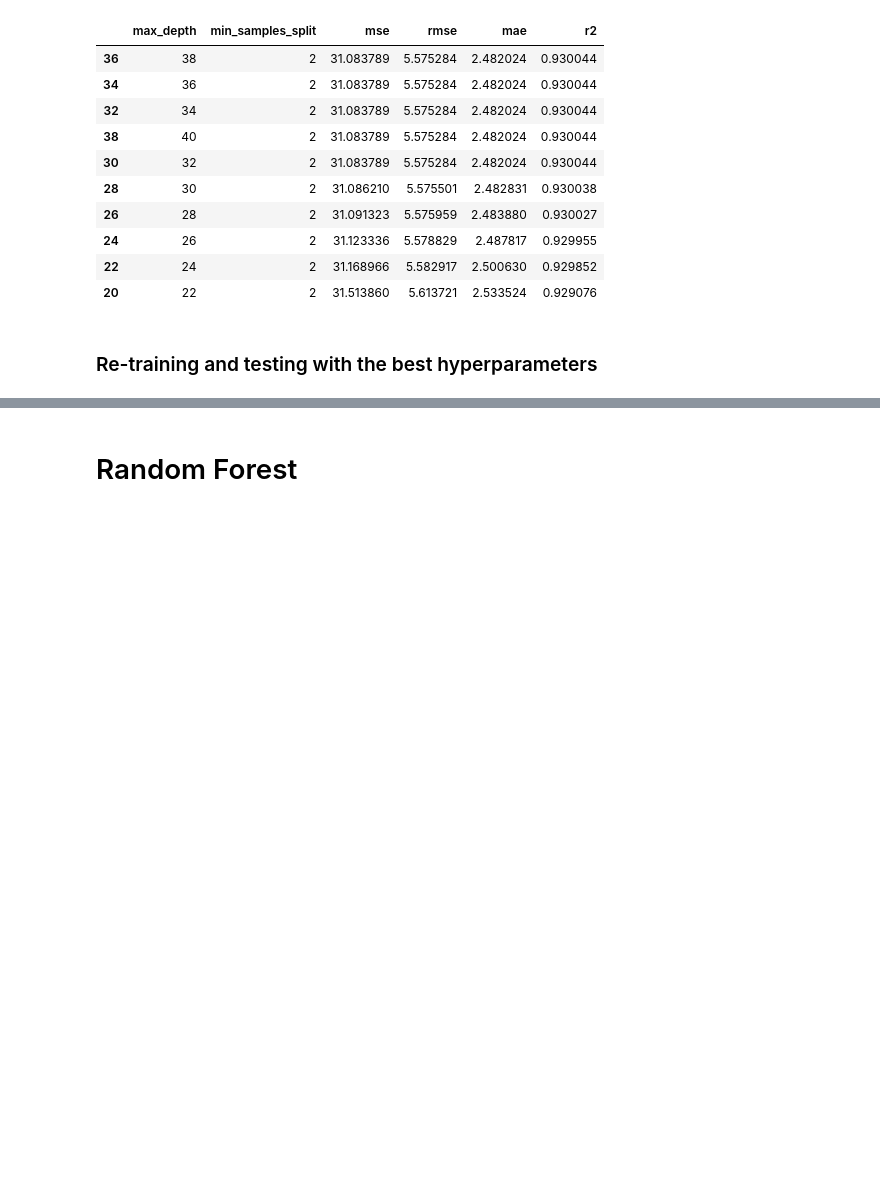
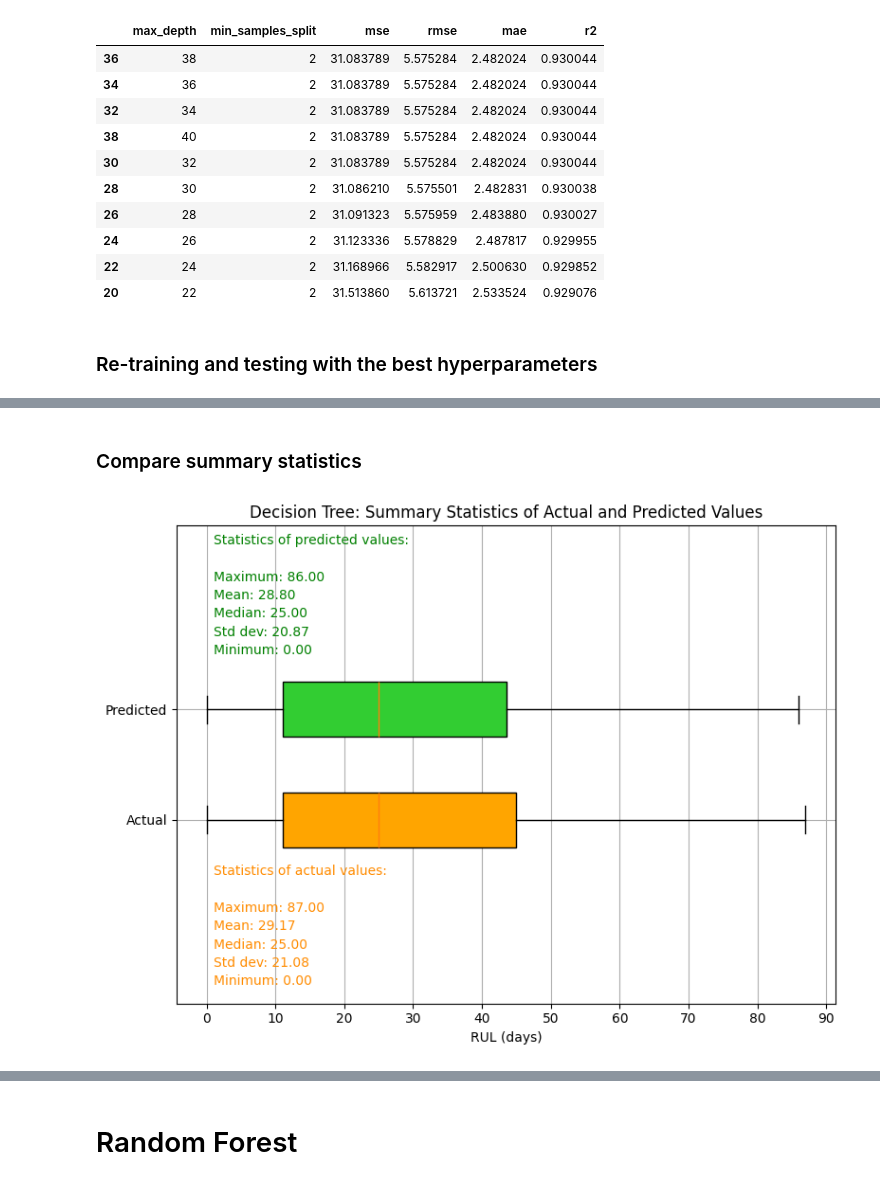
Before and after one commit to baari-ali/hard-drive-predictive-maintenance, a Jupyter notebook: src/dt_and_rf_from_scratch.ipynb, the cells around one changed output, grey strips where cells are left out. Drawn from its saved outputs; the diff is of its cells as text; code cells hidden in the pictures; blank space fills up the shorter version.

```diff
--- a/src/dt_and_rf_from_scratch.ipynb
+++ b/src/dt_and_rf_from_scratch.ipynb
@@ -320,0 +327,9 @@ plot_summary_statistics(y_true=y_test,
+# %% [markdown]
+### Compare summary statistics
+# %%
+plot_summary_statistics(y_true=y_test,
+                        y_pred=y_pred_dtr,
+                        title='Decision Tree: Summary Statistics of Actual and Predicted Values',
+                        save_path='../img/box_plot_decision_tree.png')
+# %% [output]
+[figure, added]
```
Also changed, not shown: parts of 32 cells of this notebook, 2 other files.
